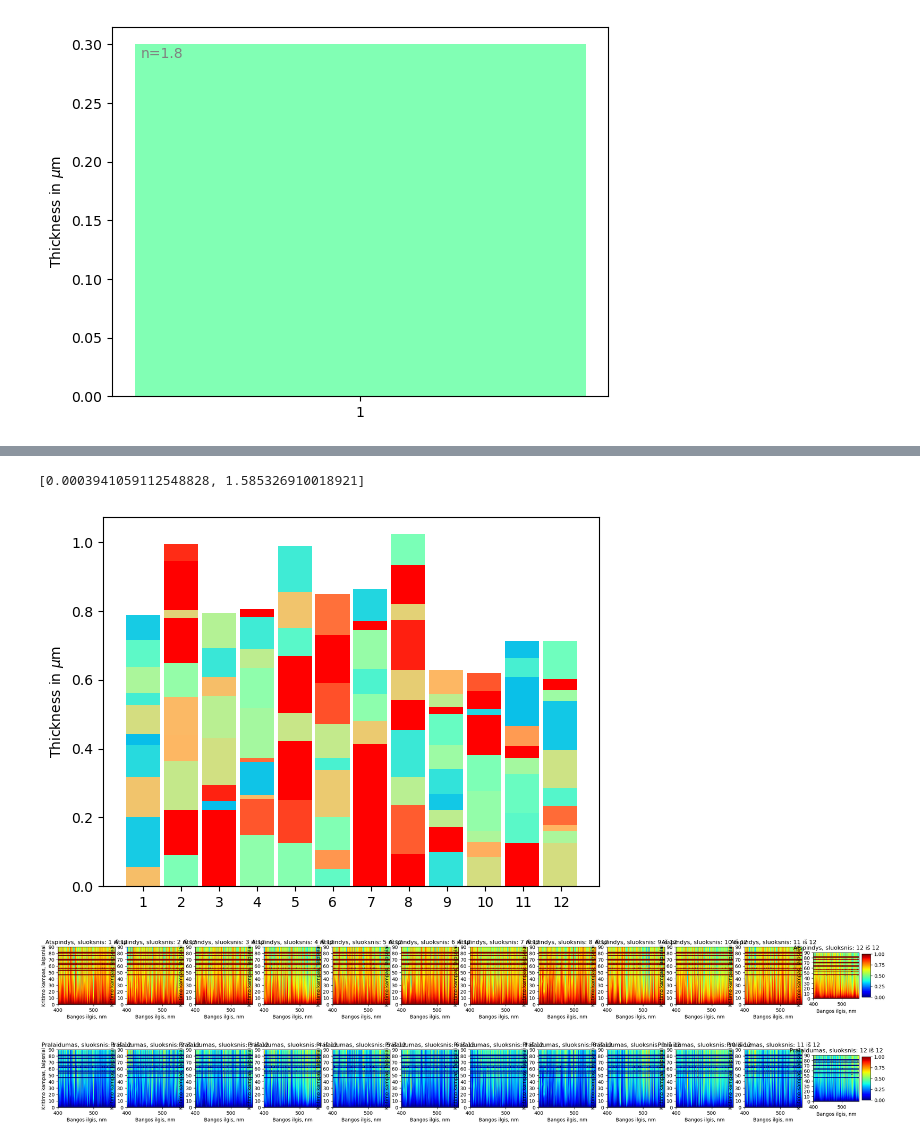
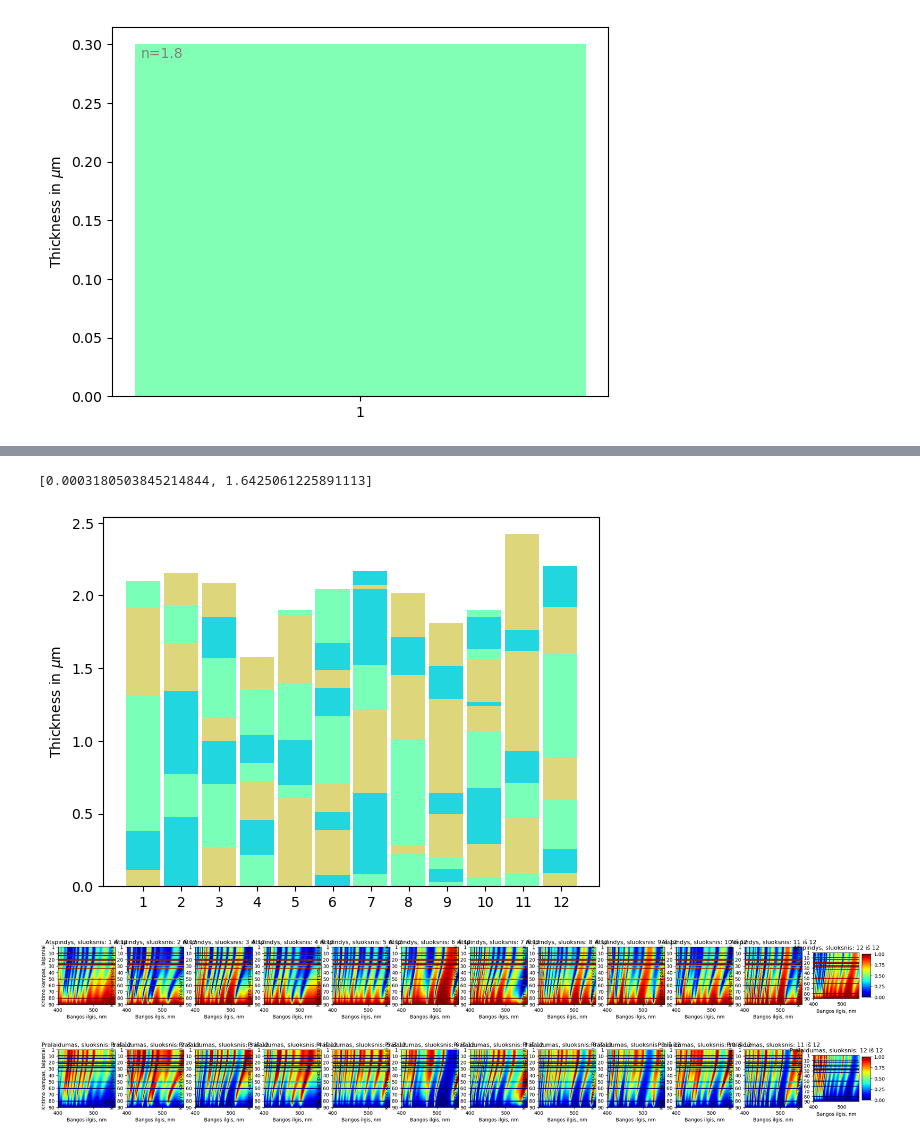
Before and after one commit to MartynasKer/tmm_fast, a Jupyter notebook: tmm.ipynb, the cells around one changed output, grey strips where cells are left out. Cells and saved outputs as stored; diff of their text form; code cells hidden in the pictures.

Commit message:
fixed random sample generator

```diff
--- a/tmm.ipynb
+++ b/tmm.ipynb
@@ -11,7 +11,7 @@ List of articles:
 wl_nm = np.linspace(400, 1200, 800, dtype=np.int64)
 wl = wl_nm * (10 ** (-9))
 #kritimo kampai
-theta_degrees = np.linspace(0, 90, 45)
+theta_degrees = np.linspace(70, 90, 40)
 theta = theta_degrees * (np.pi / 180)
 
 
@@ -21,7 +21,7 @@ num_layers = 3
 # M - perejimo matrica, su refrakcijos koeficientais kiekviename sluoksnyje, kiekvienam bangos ilgiui
 
 M = np.ones((1, num_layers, wl.shape[0]))
-M[:, 1, :] = 1.8
+M[:, :, :] = 1.8
 
 
 # danga supa vakuumas ir stiklas
@@ -58,0 +59,13 @@ plt.show()
+# %%
+fig, ax = plt.subplots(1, 1, figsize=(10, 10), dpi=100)
+heat_map = ax.imshow(O['R'][0], cmap=plt.cm.jet, vmin=0, vmax=1, extent=[0, len(wl), 0, len(wl)])
+ax.set_xlabel("Bangos ilgis, nm")
+ax.set_ylabel("Kritimo kampas, laipsniai")
+ax.set_title("Atspindžio koeficientas")
+wl_labels = np.linspace(wl_nm[0], wl_nm[-1], 9, dtype=np.int64)
+ax.set_xticklabels(wl_labels)
+theta_labels = np.linspace(theta_degrees[-1], theta_degrees[0], 10, dtype=np.int64)
+ax.set_yticks(np.linspace(0, len(wl_nm), 10))
+ax.set_yticklabels(theta_labels)
+fig.colorbar(heat_map, ax=ax)
+plt.show()
@@ -66,17 +81,21 @@ def get_random_sample(num_layers=None, stacks=None):
 
     # M - perejimo matrica, su refrakcijos koeficientais kiekviename sluoksnyje, kiekvienam bangos ilgiui
     M = np.ones((stacks, num_layers, wl.shape[0]))
-    M= np.random.uniform(1, 5, (M.shape[0], M.shape[1], M.shape[2]))
+    # SiO2, TiO2, ZnO
+    materials = [1.47, 2.6142, 2.0034]
+    for i in range(stacks):
+        for j in range(1, num_layers - 1):
+            M[i, j, :] = materials[np.random.randint(0, len(materials))]
 
 
     # danga supa vakuumas ir stiklas
     M[:, 0, :] = 1
-    M[:, -1, :] = 2
+    M[:, -1, :] = 1.5
 
     # T - sluoksniu storis
     T = np.ones((M.shape[0], M.shape[1]))
-    max_t = 150 * (10 ** (-9))
-    min_t = 10  * (10 ** (-9))
+    max_t = 400 * (10 ** (-9))
+    min_t = 20  * (10 ** (-9))
     T = (max_t - min_t) * np.random.uniform(0, 1, (M.shape[0], M.shape[1])) + min_t
 
 
@@ -103,7 +122,7 @@ def plot_transmitivity(O, wl, theta_degrees):
         wl_labels = np.linspace(wl[0], wl[-1], 9, dtype=np.int64)
         ax[i].set_xticklabels(wl_labels)
         ax[i].set_title("Pralaidumas, sluoksnis: " + str(i+1) + " iš " + str(len(O['T'])))
-        theta_labels = np.linspace(theta_degrees[0], theta_degrees[-1], 10, dtype=np.int64)
+        theta_labels = np.linspace(theta_degrees[-1], theta_degrees[1], 10, dtype=np.int64)
         ax[i].set_yticks(np.linspace(0, len(wl), 10))
         ax[i].set_yticklabels(theta_labels)
     fig.colorbar(heat_map, ax=ax[-1], aspect=5)
@@ -121,39 +140,39 @@ def plot_reflectivity(O, wl, theta_degrees):
         wl_labels = np.linspace(wl[0], wl[-1], 9, dtype=np.int64)
         ax[i].set_xticklabels(wl_labels)
         ax[i].set_title("Atspindys, sluoksnis: " + str(i+1) + " iš " + str(len(O['R'])))
-        theta_labels = np.linspace(theta_degrees[0], theta_degrees[-1], 10, dtype=np.int64)
+        theta_labels = np.linspace(theta_degrees[-1], theta_degrees[1], 10, dtype=np.int64)
         ax[i].set_yticks(np.linspace(0, len(wl), 10))
         ax[i].set_yticklabels(theta_labels)
     fig.colorbar(heat_map, ax=ax[-1], aspect=5)
     plt.show()
 
 
 theta_degrees = np.linspace(0, 90, 90)
 theta = theta_degrees * (np.pi / 180)
 wl_nm = np.linspace(400, 1200, 800, dtype=np.int64)
 wl = wl_nm * (10 ** (-9))
 
 
 
 M, T = get_random_sample(12, 12)
 
 
 # "s" - s-polarizuota banga, M - lūžio rodiklių matrica,
 # T - sluoksnių storis, theta - kritimo kampai, wl - bangos ilgiai,
 # device - naudojama įrenginio atmintis, "cpu" arba "cuda"
 O, timer = tmm("s", M, T, theta, wl, device="cpu",timer=True)
 
 
 # gražinama atspindžio ir pralaidumo matrica kiekvienai dangai per
 # kiekvieną bangos ilg ir kiekvieną kritimo kampą
 # bei lūžio rodiklis kiekvienai dangai per kiekvieną bangos ilgį ir kiekvieną kritimo kampą
 
 print(timer)
 plot_stacks(M, T, False)
 plot_reflectivity(O, wl_nm, theta_degrees)
 plot_transmitivity(O, wl_nm, theta_degrees)
 # %% [output]
-[0.0003941059112548828, 1.585326910018921]
+[0.0003180503845214844, 1.6425061225891113]
-[figure, old version]
+[figure, new version]
-[figure, old version]
+[figure, new version]
-[figure, old version]
+[figure, new version]
```
Also changed, not shown: parts of 2 cells of this notebook, 3 other files.
